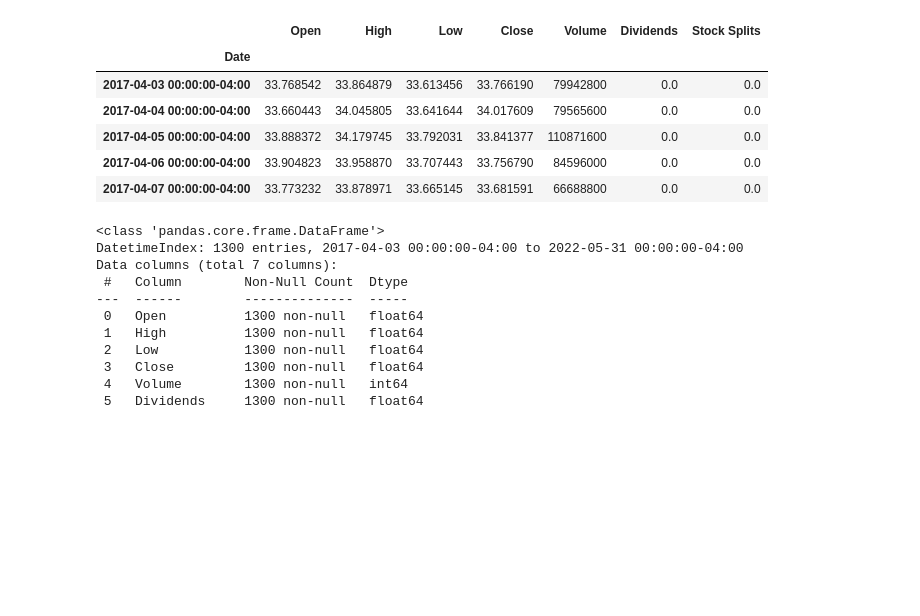
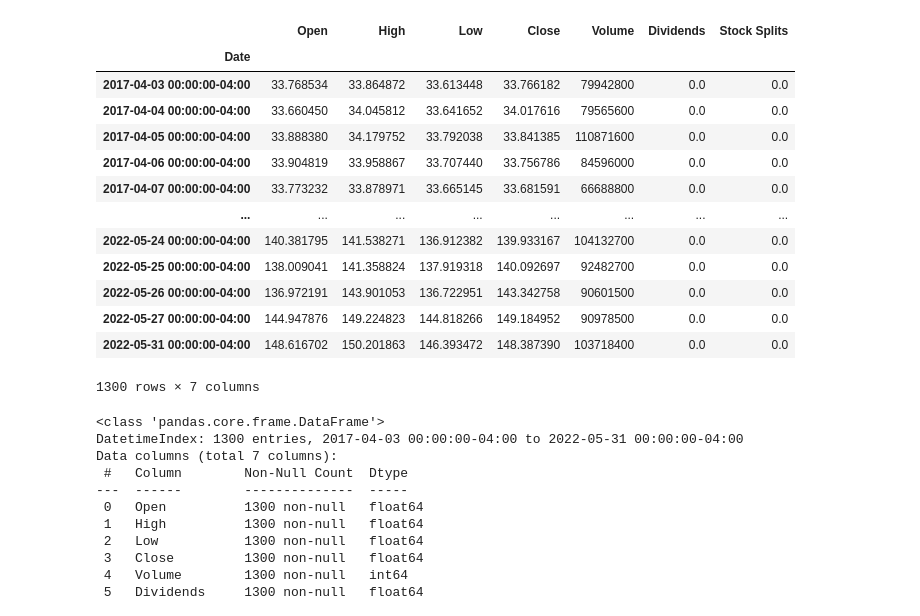
Before and after one commit to X99S5/Stock_Prediction_Model, a Jupyter notebook: Assignment.ipynb, the cells around one changed output. Drawn from its saved outputs; the diff is of its cells as text; code cells hidden in the pictures; blank space fills up the shorter version.

```diff
--- a/Assignment.ipynb
+++ b/Assignment.ipynb
@@ -9,14 +10,21 @@ from statsmodels.tsa.stattools import adfuller
 # %%
 tickerSymbol = 'AAPl'   #EMG.L
 tickerData = yf.Ticker(tickerSymbol)
-tickerDf = tickerData.history(period='1d',start='2017-4-1',end='2022-6-1',)
-tickerDf.head()
+tickerDf = tickerData.history(interval='1d',start='2017-4-1',end='2022-6-1',)
+tickerDf
 # %% [output]
 |  | Open | High | Low | Close | Volume | Dividends | Stock Splits |
 | Date |  |  |  |  |  |  |  |
-| 2017-04-03 00:00:00-04:00 | 33.768542 | 33.864879 | 33.613456 | 33.766190 | 79942800 | 0.0 | 0.0 |
-| 2017-04-04 00:00:00-04:00 | 33.660443 | 34.045805 | 33.641644 | 34.017609 | 79565600 | 0.0 | 0.0 |
-| 2017-04-05 00:00:00-04:00 | 33.888372 | 34.179745 | 33.792031 | 33.841377 | 110871600 | 0.0 | 0.0 |
-| 2017-04-06 00:00:00-04:00 | 33.904823 | 33.958870 | 33.707443 | 33.756790 | 84596000 | 0.0 | 0.0 |
+| 2017-04-03 00:00:00-04:00 | 33.768534 | 33.864872 | 33.613448 | 33.766182 | 79942800 | 0.0 | 0.0 |
+| 2017-04-04 00:00:00-04:00 | 33.660450 | 34.045812 | 33.641652 | 34.017616 | 79565600 | 0.0 | 0.0 |
+| 2017-04-05 00:00:00-04:00 | 33.888380 | 34.179752 | 33.792038 | 33.841385 | 110871600 | 0.0 | 0.0 |
+| 2017-04-06 00:00:00-04:00 | 33.904819 | 33.958867 | 33.707440 | 33.756786 | 84596000 | 0.0 | 0.0 |
 | 2017-04-07 00:00:00-04:00 | 33.773232 | 33.878971 | 33.665145 | 33.681591 | 66688800 | 0.0 | 0.0 |
+| ... | ... | ... | ... | ... | ... | ... | ... |
+| 2022-05-24 00:00:00-04:00 | 140.381795 | 141.538271 | 136.912382 | 139.933167 | 104132700 | 0.0 | 0.0 |
+| 2022-05-25 00:00:00-04:00 | 138.009041 | 141.358824 | 137.919318 | 140.092697 | 92482700 | 0.0 | 0.0 |
+| 2022-05-26 00:00:00-04:00 | 136.972191 | 143.901053 | 136.722951 | 143.342758 | 90601500 | 0.0 | 0.0 |
+| 2022-05-27 00:00:00-04:00 | 144.947876 | 149.224823 | 144.818266 | 149.184952 | 90978500 | 0.0 | 0.0 |
+| 2022-05-31 00:00:00-04:00 | 148.616702 | 150.201863 | 146.393472 | 148.387390 | 103718400 | 0.0 | 0.0 |
+1300 rows × 7 columns
 # %%
```
Also changed, not shown: parts of 8 cells of this notebook.
